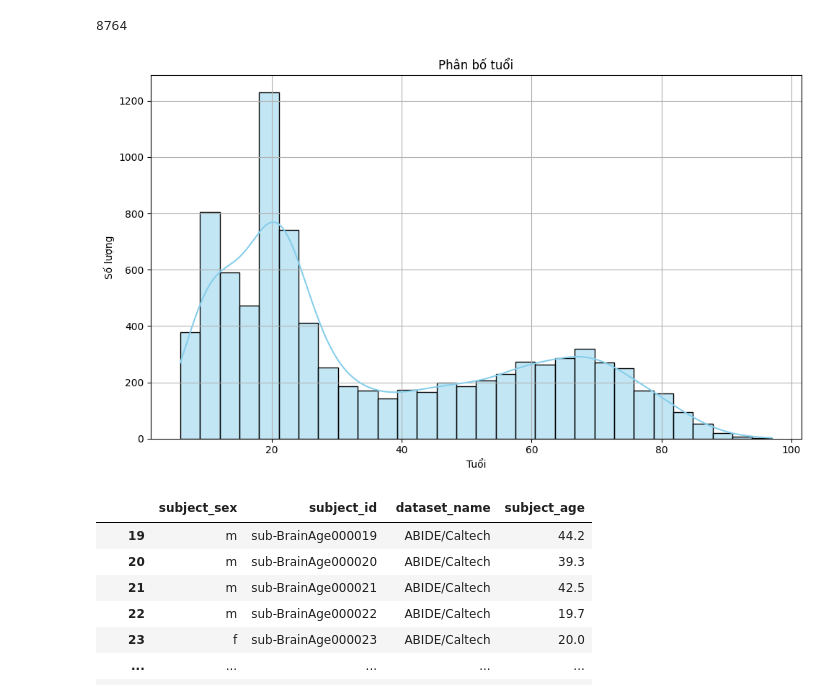
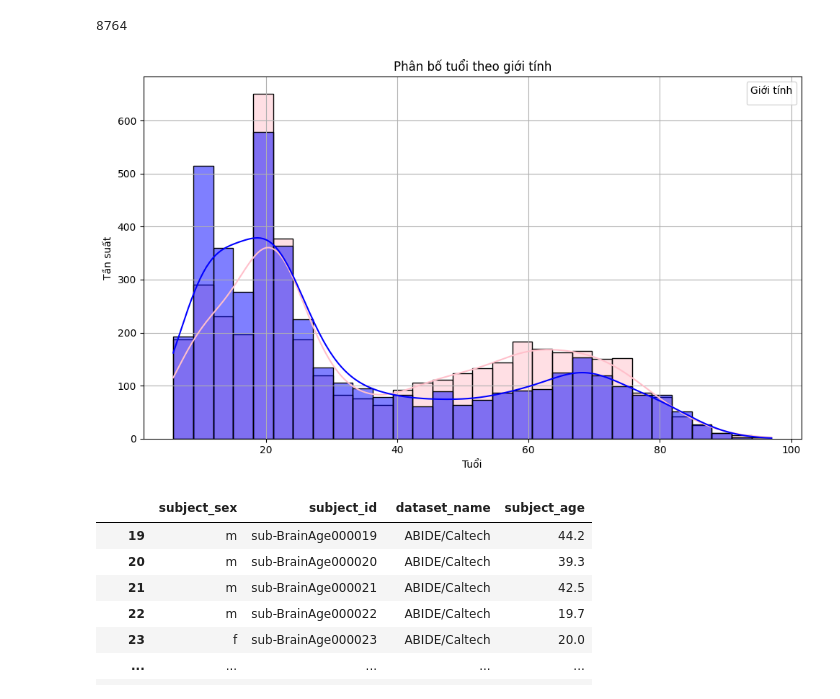
Before and after one commit to Page0526/federated-learning-dropout, a Jupyter notebook: dropout/federated-learning-dropout.ipynb, the cells around one changed output. Cells and saved outputs as stored; diff of their text form; code cells hidden in the pictures.

Commit message:
update prepare data

```diff
--- a/dropout/federated-learning-dropout.ipynb
+++ b/dropout/federated-learning-dropout.ipynb
@@ -133,21 +133,22 @@ len(label_ls)
 8764
 # %%
 label_ls['subject_age'] = pd.to_numeric(label_ls['subject_age'], errors='coerce')
-
-# Loại bỏ các dòng có giá trị NaN sau khi chuyển đổi
 label_ls = label_ls.dropna(subset=['subject_age'])
 
-# Vẽ biểu đồ phân bố tuổi
 plt.figure(figsize=(10, 6))
-sns.histplot(label_ls['subject_age'], bins=30, kde=True, color='skyblue')
-plt.title('Phân bố tuổi')
+
+sns.histplot(data=label_ls, x="subject_age", hue="subject_sex", bins=30, kde=True,
+             palette={"m": "blue", "f": "pink"}, edgecolor="black", discrete=False)
+
+plt.title('Phân bố tuổi theo giới tính')
 plt.xlabel('Tuổi')
-plt.ylabel('Số lượng')
+plt.ylabel('Tần suất')
+plt.legend(title='Giới tính')
 plt.grid(True)
 plt.tight_layout()
 plt.show()
 # %% [output]
-[figure, old version]
+[figure, new version]
 # %%
 subject_metadata = label_ls[['subject_sex','subject_id','dataset_name','subject_age']]
 subject_metadata
```
Also changed, not shown: parts of 12 cells of this notebook.
